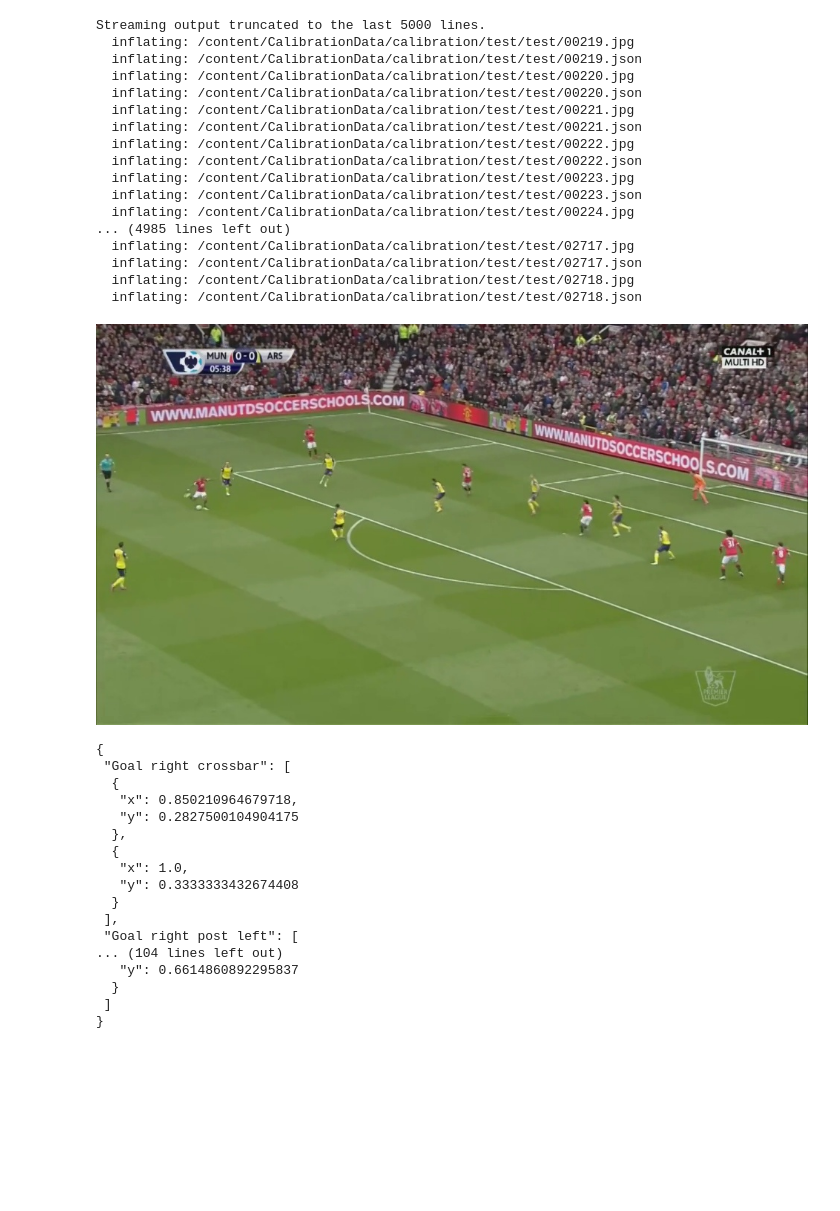
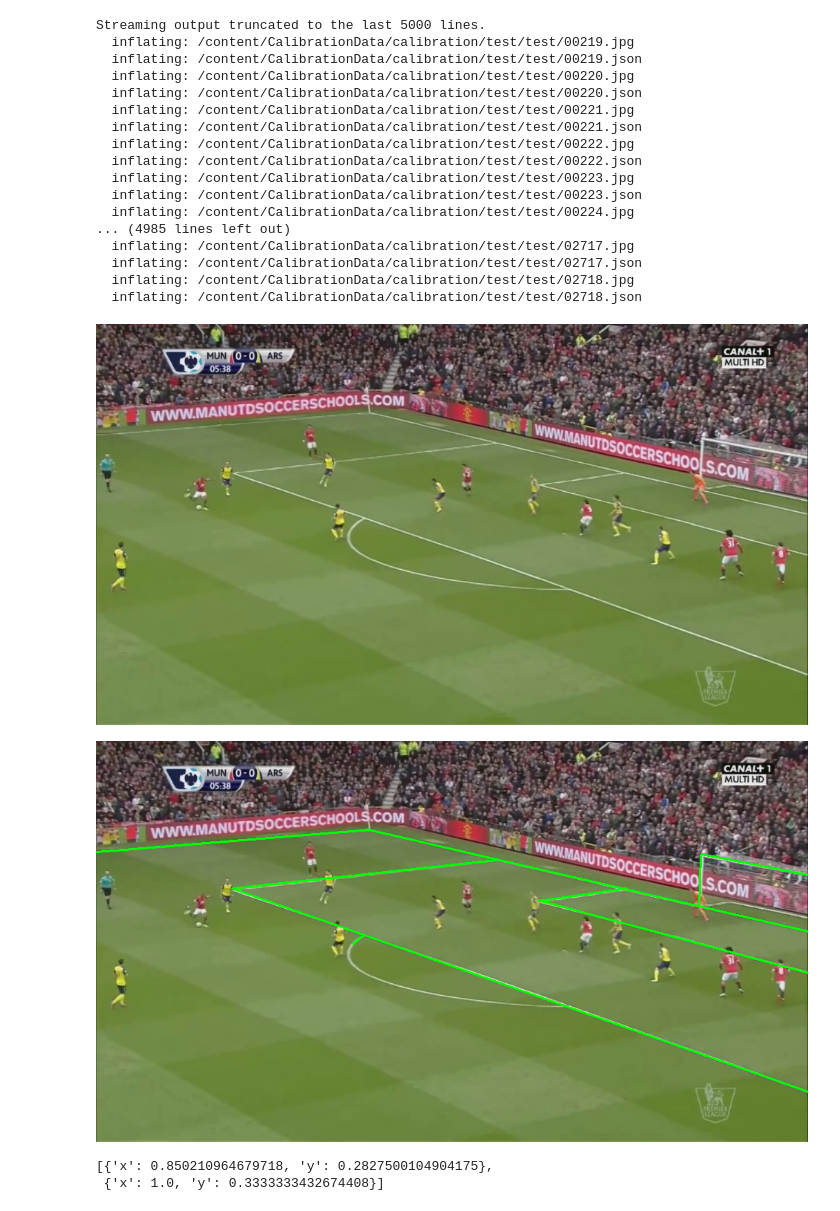
Before and after one commit to AeroEng16/FootballAnalysis, a Jupyter notebook: SoccerNetData_HomographyEstimation.ipynb, the cells around one changed output. Saved outputs shown, nothing was run; the diff lists cells and outputs as text; code cells hidden in the pictures; blank space fills up the shorter version.

```diff
--- a/SoccerNetData_HomographyEstimation.ipynb
+++ b/SoccerNetData_HomographyEstimation.ipynb
@@ -74,25 +74,26 @@ Streaming output truncated to the last 5000 lines.
 # %%
 img = cv2.imread('/content/CalibrationData/calibration/test/test/00000.jpg')
 cv2_imshow(img)
 with open('/content/CalibrationData/calibration/test/test/00000.json', 'r') as json_file:
     json_object = json.load(json_file)
-print(json.dumps(json_object, indent=1))
+
+lines = list(json_object.keys())
+height, width, channels = img.shape
+line_thickness = 2
+
+for line in lines:
+  currentLine = json_object[line]
+  x1 = int(currentLine[0]['x']*width)
+  y1 = int(currentLine[0]['y']*height)
+  x2 = int(currentLine[1]['x']*width)
+  y2 = int(currentLine[1]['y']*height)
+  img = cv2.line(img, (x1, y1), (x2, y2), (0, 255, 0), thickness=line_thickness)
+cv2_imshow(img)
 # %% [output]
 [figure]
-{
- "Goal right crossbar": [
-  {
-   "x": 0.850210964679718,
-   "y": 0.2827500104904175
-  },
-  {
-   "x": 1.0,
-   "y": 0.3333333432674408
-  }
- ],
- "Goal right post left": [
-... (104 lines left out)
-   "y": 0.6614860892295837
-  }
- ]
-}
+[figure, added]
+# %%
+json_object['Goal right crossbar']
+# %% [output]
+[{'x': 0.850210964679718, 'y': 0.2827500104904175},
+ {'x': 1.0, 'y': 0.3333333432674408}]
```
